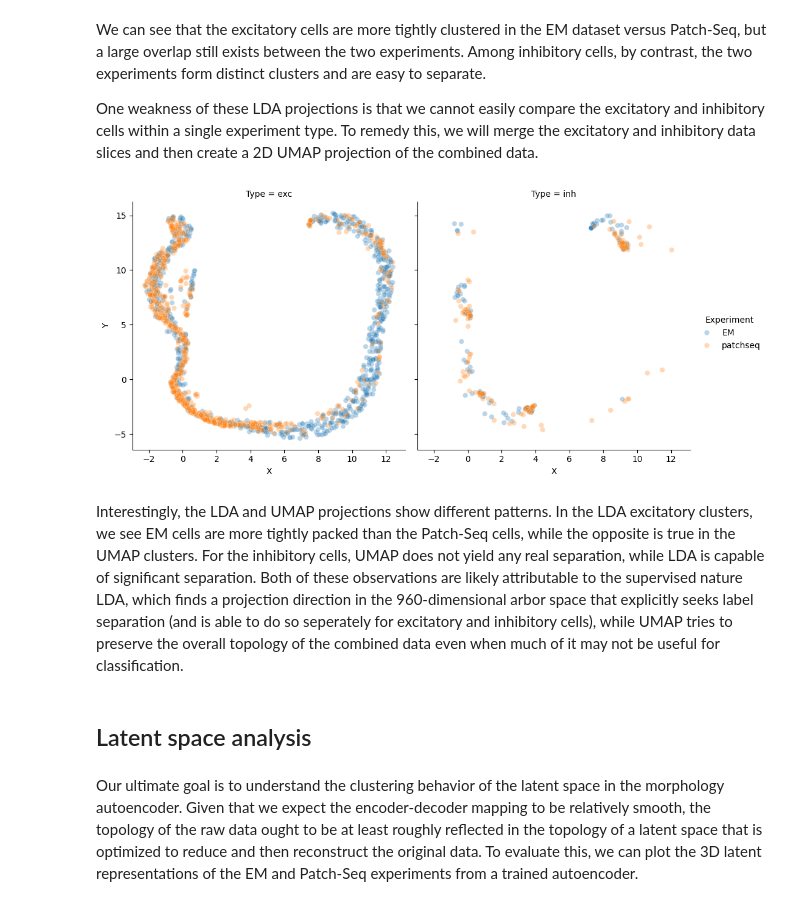
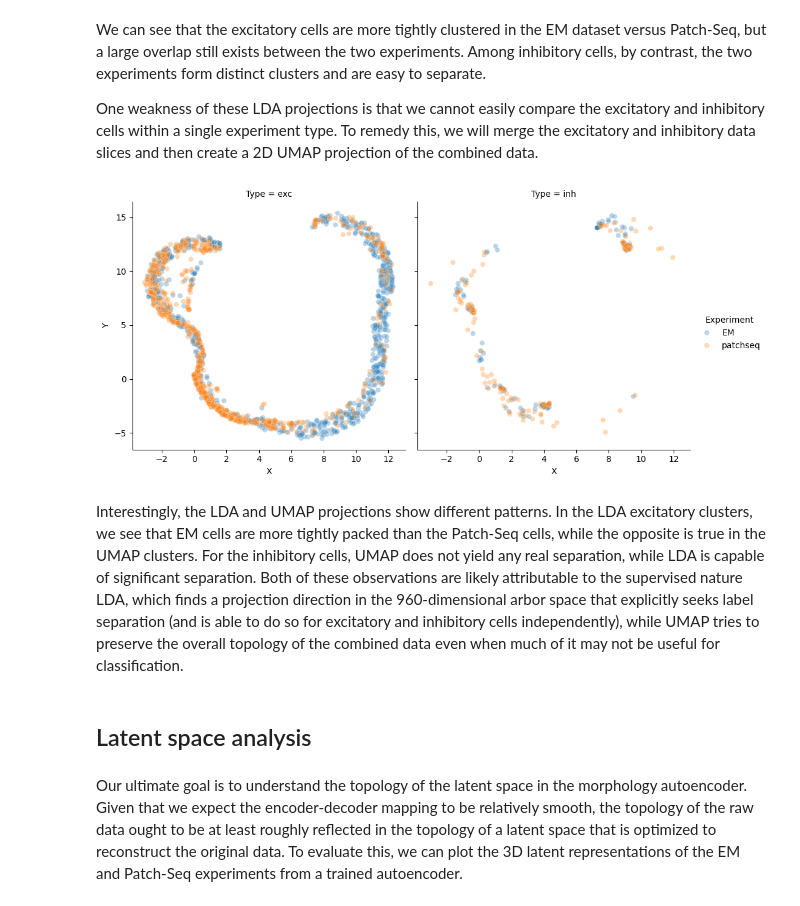
Before and after one commit to AllenInstitute/cplAE_MET, a Jupyter notebook: notebooks/Morph_EMvsPatchSeq.ipynb, the cells around one changed output. Saved outputs shown, nothing was run; the diff lists cells and outputs as text; code cells hidden in the pictures.

Commit message:
Finished morphology alignment notebook.

```diff
--- a/notebooks/Morph_EMvsPatchSeq.ipynb
+++ b/notebooks/Morph_EMvsPatchSeq.ipynb
@@ -11,16 +11,36 @@ import umap
 # %%
 # This functions aligns a target array with the passed annotation dataframe using specimen ids
 def align(array, specimen_ids, anno):
+    aligned_array = np.stack([np.full_like(array[0], np.nan)] * len(anno))
     id_df = pd.DataFrame(data = {"specimen_id": specimen_ids, "alignment_index": range(len(specimen_ids))})
     id_df["specimen_id"] = id_df["specimen_id"].str.strip()
-    aligned_indices = pd.merge(anno, id_df, on = "specimen_id", how = "left")["alignment_index"].to_numpy()
-    aligned_array = array[aligned_indices.astype("int64")]
+    aligned_indices = pd.merge(anno, id_df, on = "specimen_id", how = "inner")
+    aligned_array[aligned_indices["row_index"].to_numpy()] =  array[aligned_indices["alignment_index"].to_numpy()]
     return aligned_array
 
 # This function selects data from the target array based on which rows are present in the passed annotation
 def select(array, anno):
     selected = array[anno["row_index"]]
     return selected
+
+# This function samples from the passed dataframes to ensure that there is an equal number of samples
+# from each experiment across excitatory cells and inhibitory cells
+def normalize_sample_count(exp1, exp2, anno):
+    unnormalized = anno.query("platform == @exp1 or platform == @exp2")
+    exp1_exc = unnormalized.query("platform == @exp1 and `class` == 'exc'")
+    exp1_inh = unnormalized.query("platform == @exp1 and `class` == 'inh'")
+    exp2_exc = unnormalized.query("platform == @exp2 and `class` == 'exc'")
+    exp2_inh = unnormalized.query("platform == @exp2 and `class` == 'inh'")
+    if len(exp1_exc) > len(exp2_exc):
+       exp1_exc = exp1_exc.sample(len(exp2_exc), replace = False)
+    else:
+        exp2_exc = exp2_exc.sample(len(exp1_exc), replace = False)
+    if len(exp1_inh) > len(exp2_inh):
+       exp1_inh = exp1_inh.sample(len(exp2_inh), replace = False)
+    else:
+        exp2_inh = exp2_inh.sample(len(exp1_inh), replace = False)
+    anno_samp = pd.concat([exp1_exc, exp1_inh, exp2_exc, exp2_inh])
+    return (unnormalized, anno_samp)
 # %% [markdown]
 ### Load data
 # %% [markdown]
@@ -71,3 +100,6 @@ anno_samp = pd.concat([anno_exc_em, anno_inh_em, anno_exc_patchseq, anno_inh_pat
+# %%
+(exp1, exp2) = ("EM", "patchseq") # Any two of "EM", "patchseq", "ME", and "fMOST" can be used here for subsequent comparisons
+(anno_unnorm, anno_samp) = normalize_sample_count(exp1, exp2, anno)
 # %% [markdown]
 ### Raw data analysis
 # %% [markdown]
@@ -99,23 +134,25 @@ We can see that the excitatory cells are more tightly clustered in the EM datase
 
 One weakness of these LDA projections is that we cannot easily compare the excitatory and inhibitory cells within a single experiment type. To remedy this, we will merge the excitatory and inhibitory data slices and then create a 2D UMAP projection of the combined data.
 # %%
-arbors_comb = (arbors[..., :2] + arbors[..., 2:]).reshape((arbors.shape[0], -1))
-X_comb = select(arbors_comb, em_patchseq_anno)
+arbors_comb = (arbors[..., :2] + arbors[..., 2:]).reshape((arbors.shape[0], -1)) # Merge two parts of last dimension
+X_comb = select(arbors_comb, anno_unnorm)
 umap_model = umap.UMAP().fit(X_comb)
 # %%
 proj = umap_model.transform(select(arbors_comb, anno_samp))
 # %%
 %matplotlib inline
-plot = sns.relplot(data = {"X": proj[:, 0], "Y": proj[:, 1], "Experiment": anno_samp["platform"], "Type": anno_samp["class"]},
-                x = "X", y = "Y", hue = "Experiment", col = "Type", alpha = 0.3)
+plot = sns.relplot(
+    data = {"X": proj[:, 0], "Y": proj[:, 1], "Experiment": anno_samp["platform"], "Type": anno_samp["class"]},
+    x = "X", y = "Y", hue = "Experiment", col = "Type", alpha = 0.3)
+plt.show()
 # %% [output]
-[figure, old version]
+[figure, new version]
 # %% [markdown]
-Interestingly, the LDA and UMAP projections show different patterns. In the LDA excitatory clusters, we see EM cells are more tightly packed than the Patch-Seq cells, while the opposite is true in the UMAP clusters. For the inhibitory cells, UMAP does not yield any real separation, while LDA is capable of significant separation. Both of these observations are likely attributable to the supervised nature LDA, which finds a projection direction in the 960-dimensional arbor space that explicitly seeks label separation (and is able to do so seperately for excitatory and inhibitory cells), while UMAP tries to preserve the overall topology of the combined data even when much of it may not be useful for classification.
+Interestingly, the LDA and UMAP projections show different patterns. In the LDA excitatory clusters, we see that EM cells are more tightly packed than the Patch-Seq cells, while the opposite is true in the UMAP clusters. For the inhibitory cells, UMAP does not yield any real separation, while LDA is capable of significant separation. Both of these observations are likely attributable to the supervised nature LDA, which finds a projection direction in the 960-dimensional arbor space that explicitly seeks label separation (and is able to do so for excitatory and inhibitory cells independently), while UMAP tries to preserve the overall topology of the combined data even when much of it may not be useful for classification.
 # %% [markdown]
 ## Latent space analysis
 # %% [markdown]
-Our ultimate goal is to understand the clustering behavior of the latent space in the morphology autoencoder. Given that we expect the encoder-decoder mapping to be relatively smooth, the topology of the raw data ought to be at least roughly reflected in the topology of a latent space that is optimized to reduce and then reconstruct the original data. To evaluate this, we can plot the 3D latent representations of the EM and Patch-Seq experiments from a trained autoencoder.
+Our ultimate goal is to understand the topology of the latent space in the morphology autoencoder. Given that we expect the encoder-decoder mapping to be relatively smooth, the topology of the raw data ought to be at least roughly reflected in the topology of a latent space that is optimized to reconstruct the original data. To evaluate this, we can plot the 3D latent representations of the EM and Patch-Seq experiments from a trained autoencoder.
 # %%
 # Load 3D latent space data
 latent_dict = np.load("../data/remote/morpho/reference_3d/outputs.npz")
```
Also changed, not shown: parts of 17 cells of this notebook.
